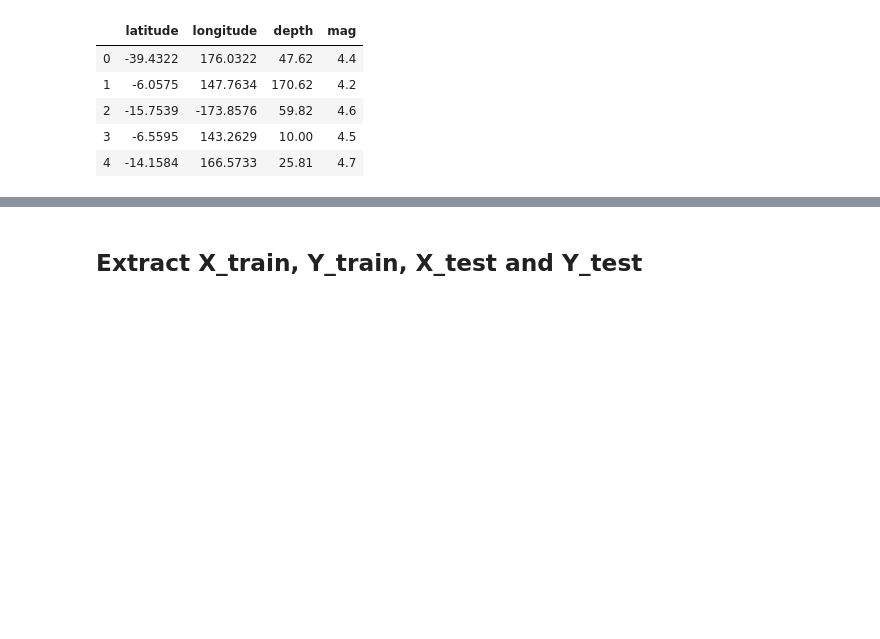
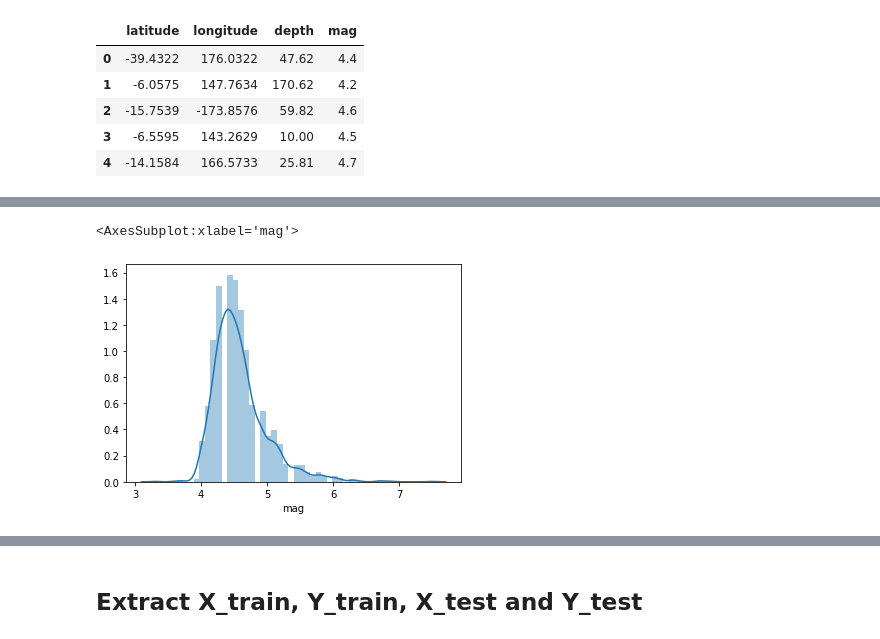
Before and after one commit to Akash-Gupta-2000/Earthquake-Magnitude-Prediction-using-ML-and-DL-models, a Jupyter notebook: main.ipynb, the cells around one changed output, grey strips where cells are left out. Cells and saved outputs as stored; diff of their text form; code cells hidden in the pictures; blank space fills up the shorter version.

```diff
--- a/main.ipynb
+++ b/main.ipynb
@@ -27,0 +36,5 @@ total data size:  2000
+# %%
+sns.distplot(Dataset['mag'])
+# %% [output]
+<AxesSubplot:xlabel='mag'>
+[figure, added]
```
Also changed, not shown: parts of 4 cells of this notebook, 2 other files.
